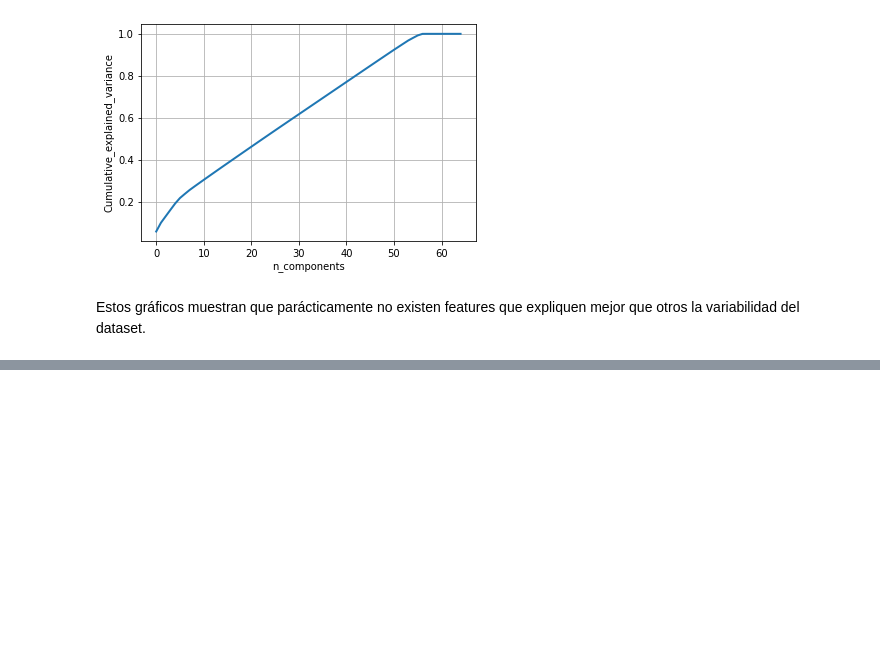
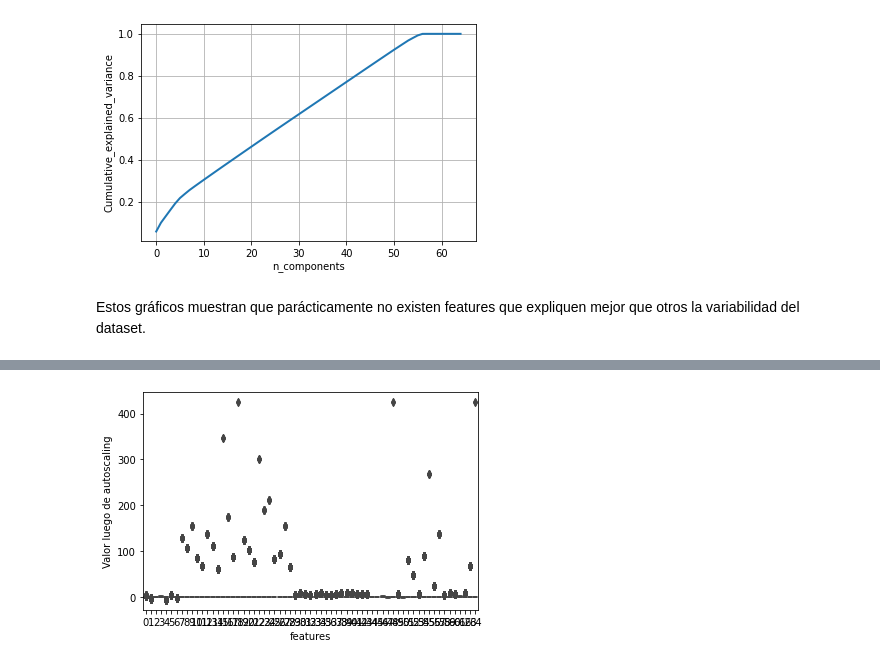
Before and after one commit to tomiambro/clusterai2020_grupo1, a Jupyter notebook: EDA_Proyecto_Final_Lea.ipynb, the cells around one changed output, grey strips where cells are left out. Saved outputs shown, nothing was run; the diff lists cells and outputs as text; code cells hidden in the pictures; blank space fills up the shorter version.

```diff
--- a/EDA_Proyecto_Final_Lea.ipynb
+++ b/EDA_Proyecto_Final_Lea.ipynb
@@ -156,0 +232,11 @@ Estos gráficos muestran que parácticamente no existen features que expliquen m
+# %%
+# nuestros datos pre-procesados los guardamos en "xscal"
+X_std = scaler.transform(X)
+# %%
+# visualizamos nuestros datos luego del autoscaling
+sns.boxplot(data = pd.DataFrame(X_std))
+plt.xlabel("features")
+plt.ylabel("Valor luego de autoscaling")
+plt.show()
+# %% [output]
+[figure, added]
```
Also changed, not shown: parts of 22 cells of this notebook.
